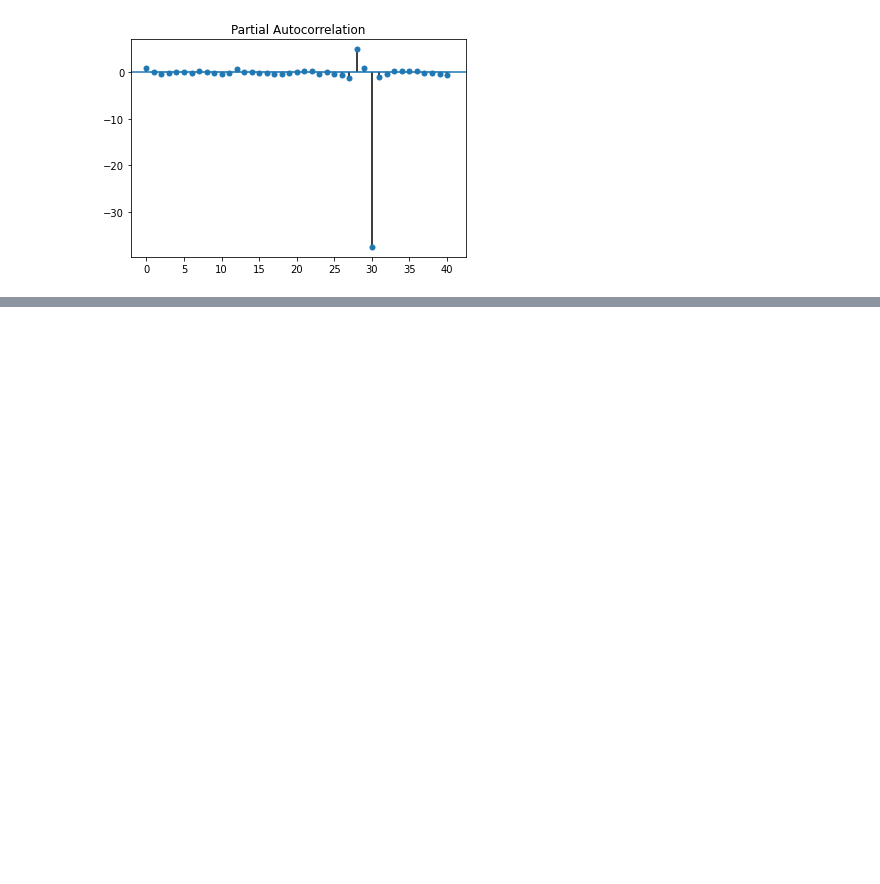
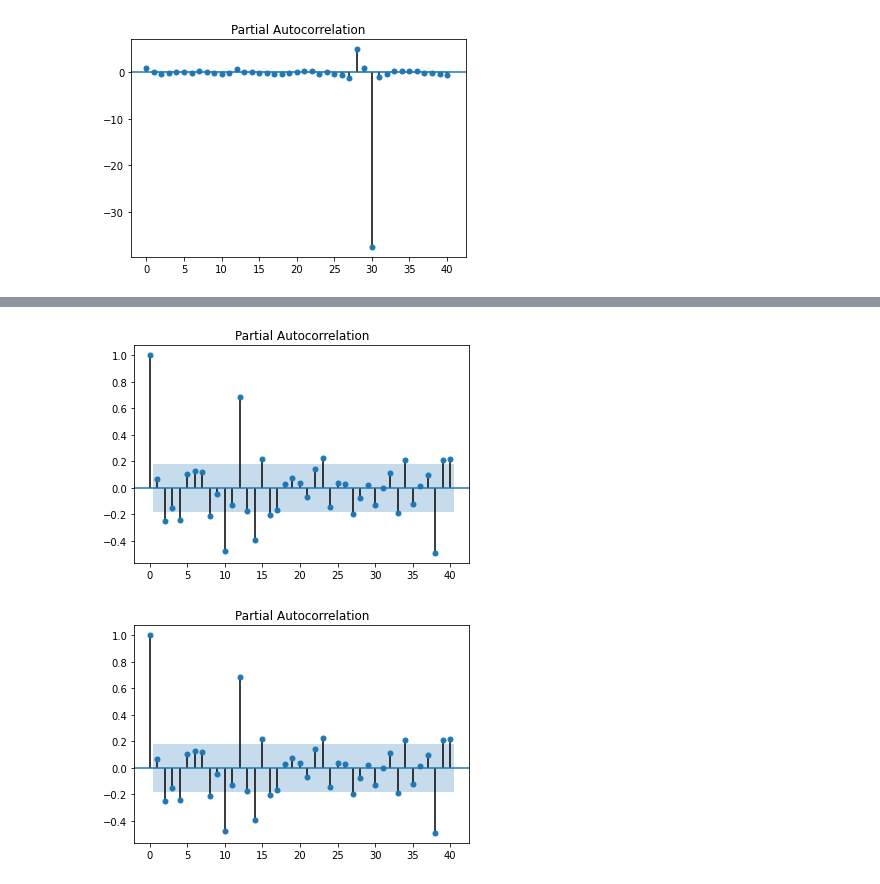
Before and after one commit to yujiimt/time_series, a Jupyter notebook: time_series_book/ARmodel.ipynb, the cells around one changed output, grey strips where cells are left out. Saved outputs shown, nothing was run; the diff lists cells and outputs as text; code cells hidden in the pictures; blank space fills up the shorter version.

```diff
--- a/time_series_book/ARmodel.ipynb
+++ b/time_series_book/ARmodel.ipynb
@@ -169,0 +216,5 @@ tsaplots.plot_pacf(res, lags=40)
+# %%
+tsaplots.plot_pacf(res_d0[1:], lags=40)
+# %% [output]
+[figure, added]
+[figure, added]
```
Also changed, not shown: parts of 13 cells of this notebook.
